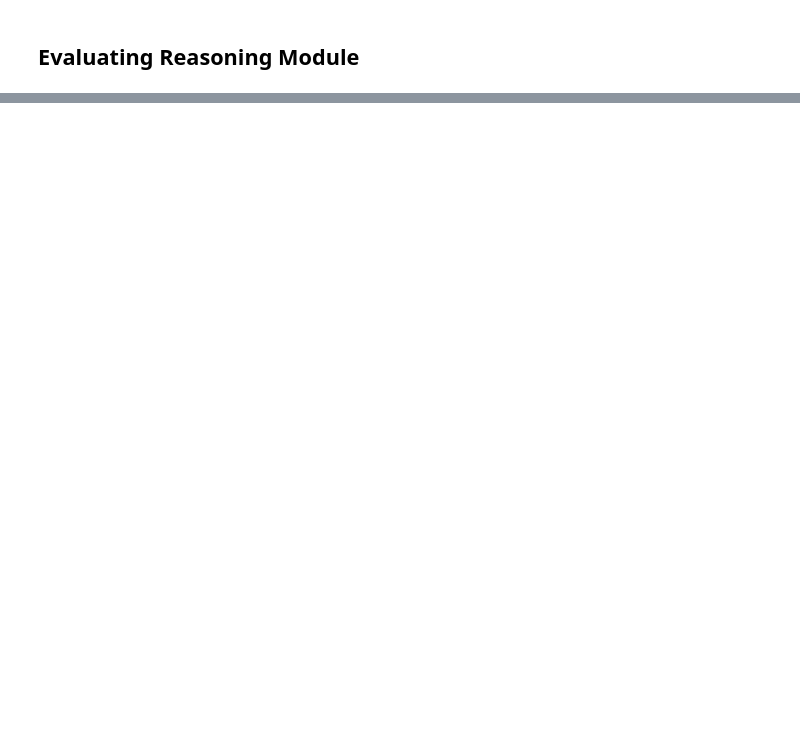
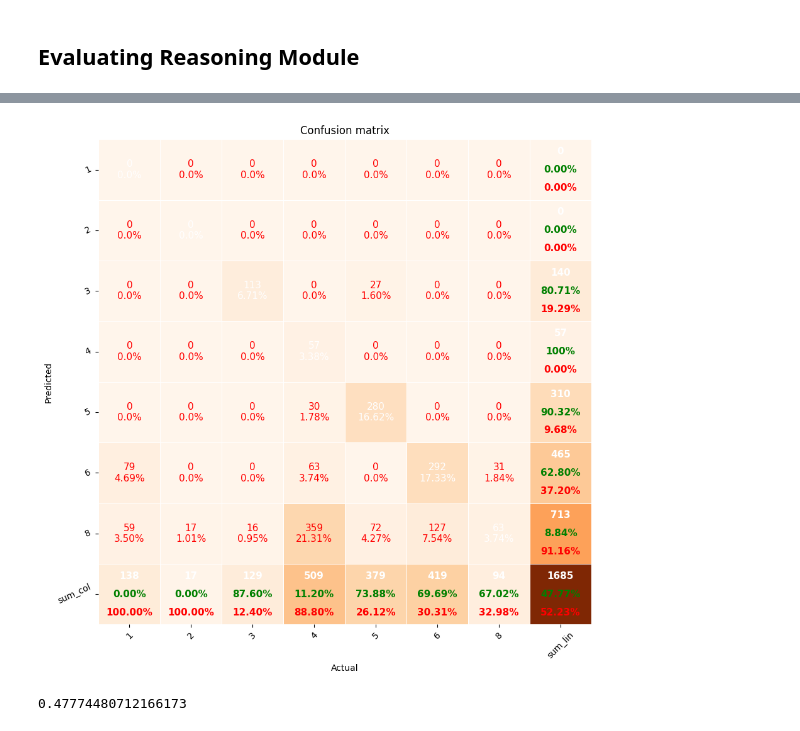
Before and after one commit to VIDA-NYU/tim-reasoning, a Jupyter notebook: scripts/evaluations/frames_evaluation.ipynb, the cells around one changed output, grey strips where cells are left out. Cells and saved outputs as stored; diff of their text form; code cells hidden in the pictures; blank space fills up the shorter version.

```diff
--- a/scripts/evaluations/frames_evaluation.ipynb
+++ b/scripts/evaluations/frames_evaluation.ipynb
@@ -1,6 +1,12 @@
 # %% [markdown]
 ## Evaluating Reasoning Module
 # %%
+import json
 import pandas as pd
 import matplotlib.pyplot as plt
 from os.path import join
+from tim_reasoning import utils
+from pretty_confusion_matrix import pp_matrix_from_data
+
+RESULTS_PATH = '/Users/rlopez/PTG/tim-reasoning/scripts/evaluations/resource'
+RECIPE_PATH = '/Users/rlopez/PTG/tim-reasoning/tim_reasoning/resource/mit_recipes'
@@ -23,0 +46,10 @@ dfa
+# %%
+pp_matrix_from_data(results['true_step'], results['predicted_step'], columns=results['true_step'].unique().tolist())
+# %% [output]
+[figure, added]
+# %%
+counts = results['predicted_step'].eq(results['true_step']).value_counts().rename({True:'match', False: 'no match'})
+total_accuray = counts['match']/len(results)
+total_accuray
+# %% [output]
+0.47774480712166173
```
Also changed, not shown: parts of 9 cells of this notebook, 4 other files.
